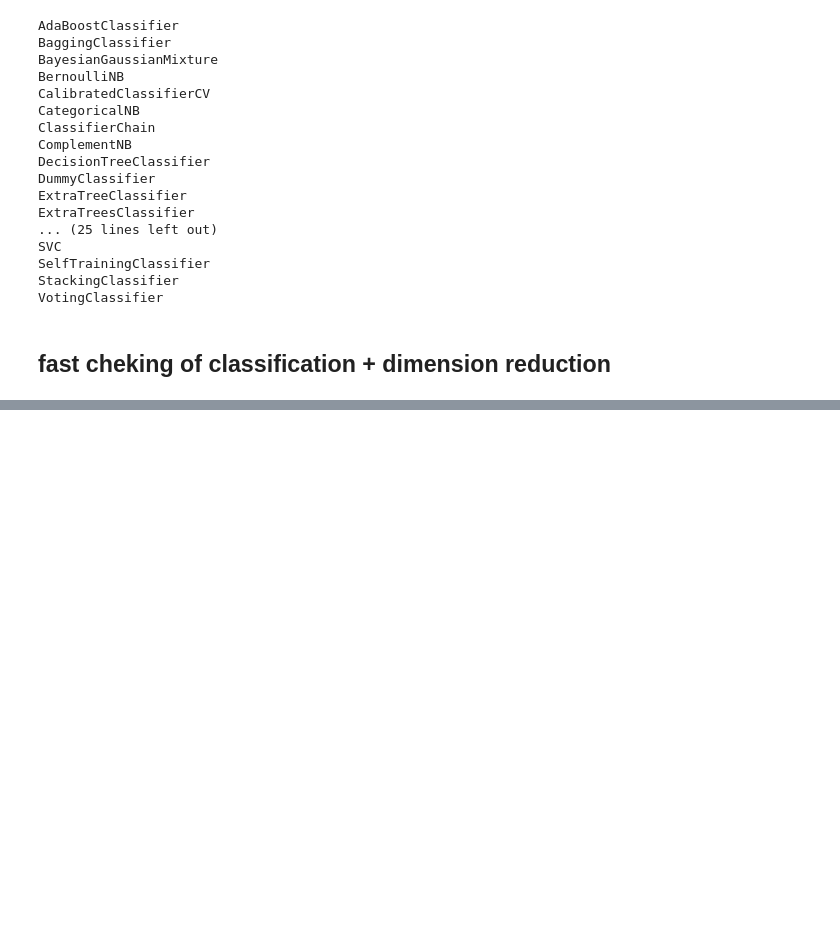
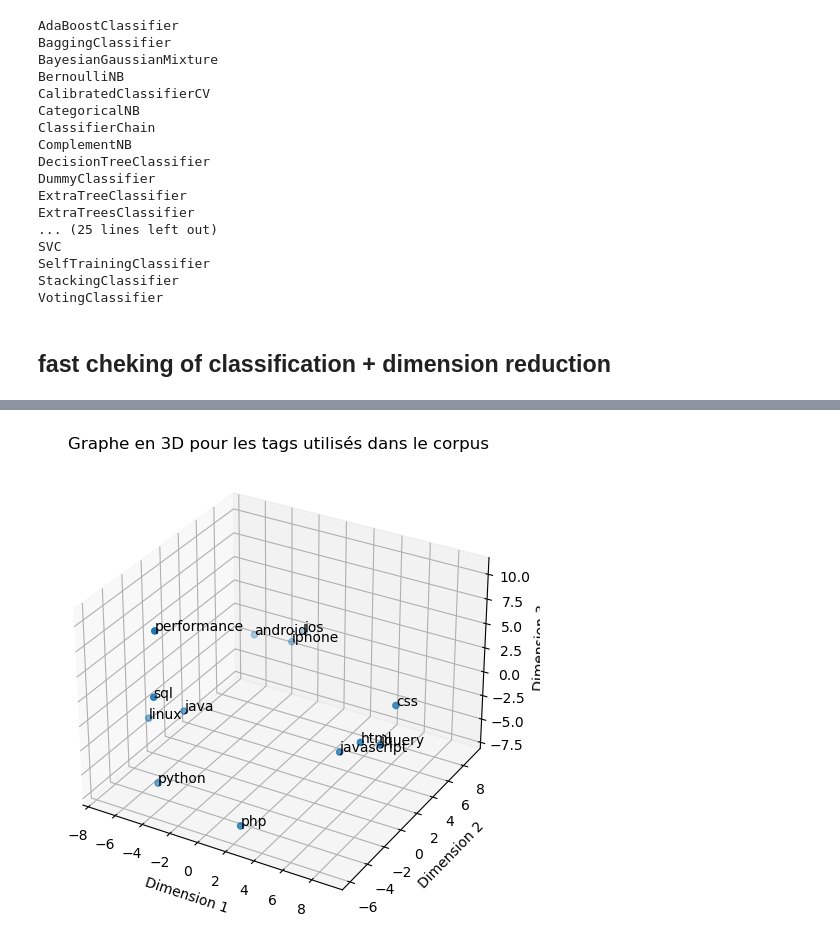
Before and after one commit to RCaz33/API_predict, a Jupyter notebook: cazelles-remi-notebook-exploration-06-2023.ipynb, the cells around one changed output, grey strips where cells are left out. Saved outputs shown, nothing was run; the diff lists cells and outputs as text; code cells hidden in the pictures; blank space fills up the shorter version.

```diff
--- a/cazelles-remi-notebook-exploration-06-2023.ipynb
+++ b/cazelles-remi-notebook-exploration-06-2023.ipynb
@@ -849,0 +880,5 @@ Results
+# %%
+corpus_tag = [tag for tag in df.Tags_list for tag in tag]   # flattening list of list
+tags_to_plot = [tag[0] for tag in Counter(corpus_tag).most_common(20)]
+words_2_plot = set(tags_to_plot).intersection(set(w2v_words))
+words_2_plot
@@ -849,0 +899,27 @@ Results
+# %%
+from sklearn.decomposition import PCA
+import matplotlib.pyplot as plt
+from mpl_toolkits.mplot3d import Axes3D
+
+word_vectors = [w2v_model.wv[word] for word in words_2_plot]
+
+pca = PCA(n_components=3)
+word_in_3d = pca.fit_transform(word_vectors)
+x = word_in_3d[:, 0]
+y = word_in_3d[:, 1]
+z = word_in_3d[:, 2]
+
+
+fig = plt.figure(figsize=(6,6))
+ax = fig.add_subplot(111, projection='3d')
+ax.scatter(x, y, z)
+for i, word in enumerate(words_2_plot):
+    ax.text(x[i], y[i], z[i], word)
+
+ax.set_xlabel('Dimension 1')
+ax.set_ylabel('Dimension 2')
+ax.set_zlabel('Dimension 3')
+ax.set_title('Graphe en 3D pour les tags utilisés dans le corpus')
+plt.show()
+# %% [output]
+[figure, added]
```
Also changed, not shown: parts of 21 cells of this notebook.
